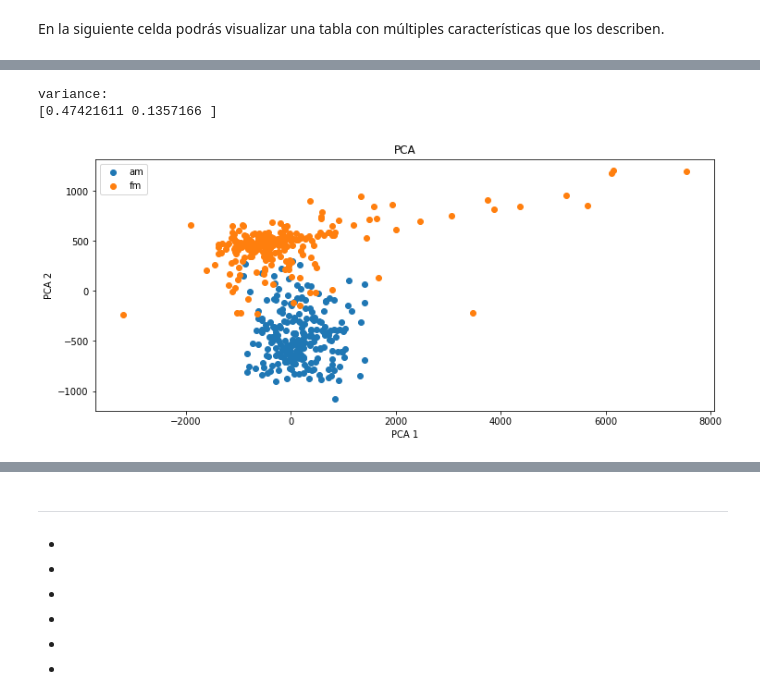
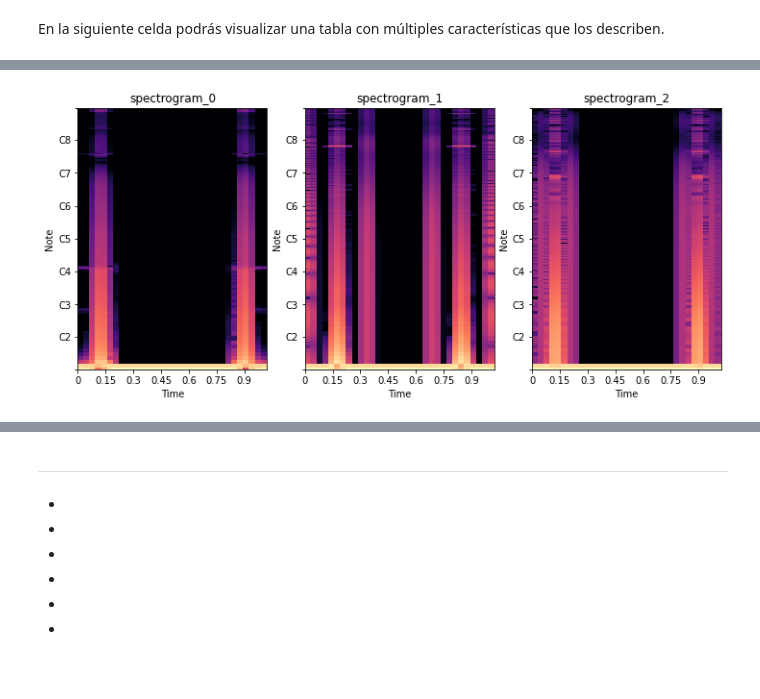
Before and after one commit to mezaga/ACIML, a Jupyter notebook: ACIML_seminario_prototype_final.ipynb, the cells around one changed output, grey strips where cells are left out. Saved outputs shown, nothing was run; the diff lists cells and outputs as text; code cells hidden in the pictures; blank space fills up the shorter version.

```diff
--- a/ACIML_seminario_prototype_final.ipynb
+++ b/ACIML_seminario_prototype_final.ipynb
@@ -77,7 +59,7 @@ Saving to: ‘encoder2.zip’
 
 from google.colab import files
 #@ tectInserta
-text = 'wave' #@param {type:"string"}
+text = 'fm' #@param {type:"string"}
 #AUDIO_LOAD = []
 sr16k = 16000
 secs = 1
@@ -162,43 +127,58 @@ DATA_filt
 # %%
 #@title Visualización de datos { run: "auto" }
 ids = list(DATA_filt['id'])
-audio_viz = 'PCA' #@param ['PCA','F0', 'histogram']
-fig, ax = plt.subplots()
-fig.set_size_inches([12,5])
+audio_viz = 'spectrogram' #@param ['PCA','F0', 'histogram','spectrogram']
+#fig, ax = plt.subplots()
+plt.figure(figsize = [12,5])
+#fig.set_size_inches([12,5])
+
 if audio_viz == 'histogram':
+  ax = plt.subplot(1,1,1)
   ax = DATA_filt['gid'].hist()
   ax.set_xlabel("Synth type")
   ax.set_ylabel(" # of observations")
   plt.show()
 if audio_viz == 'F0':
-  ax.plot(DATA_filt.index, DATA_filt['f0'], linestyle = '--')
+  ax = plt.subplot(1,1,1)
   ax.set_xlabel("Audios")
   ax.set_ylabel(" F0")
-  plt.show()
+  ax.plot(DATA_filt.index, DATA_filt['f0'], linestyle = '--')
+  #plt.show()
 if audio_viz == 'PCA':
+  ax = plt.subplot(1,1,1)
   pca = PCA(n_components= 2)
   X_PCA = pca.fit_transform(Xmu_FFT)
   print('variance: ')
   print(pca.explained_variance_ratio_)
   counter = 0
   cu = 0
+
   for key, value in zliders.items():
     #print(key,value)
     ax.scatter(X_PCA[counter: counter + value, 0], X_PCA[counter: counter + value, 1], cmap= 10, label = key)
     counter += value
     cu += 1
+  ax.set_title('PCA')
+  ax.set_xlabel('PCA 1')
+  ax.set_ylabel('PCA 2')
+  ax.legend()
+
+if audio_viz == 'spectrogram':
+  z = DATA_filt['fft'].sample(3)
+  for i, x in enumerate(z):
+    ax = plt.subplot(1, 3, i + 1)
+    stft = librosa.stft(x)#, n_fft=512, hop_length= (512-1)//2)
+    stft = librosa.amplitude_to_db(np.abs(stft),ref=np.max)
+    librosa.display.specshow(stft,sr = 16000, y_axis='fft_note', x_axis='time')
+    ax.set_title('spectrogram_'+ str(i))
+    #ax.set_set_xlabel('time')
   #for idx, id in enumerate(ids):
   #  ax.annotate(id,(X_PCA[idx][0], X_PCA[idx][1]+ 0.2))
-  fig.add_axes(ax)
-  plt.legend()
-  plt.title('PCA')
-  plt.xlabel('PCA 1')
-  plt.ylabel('PCA 2')
+  #fig.add_axes(ax)
+
   plt.show()
 # %% [output]
-variance:
-[0.47421611 0.1357166 ]
-[figure, old version]
+[figure, new version]
 # %%
 #@title Entrenamiento del modelo
 
```
Also changed, not shown: parts of 5 cells of this notebook.
